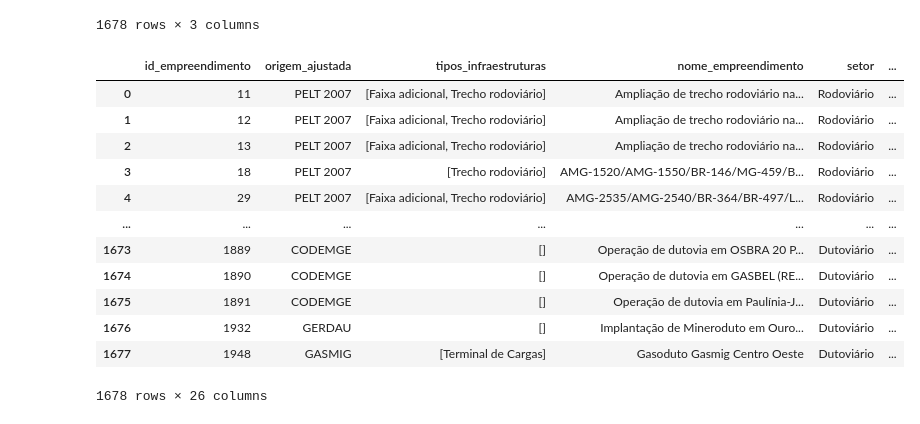
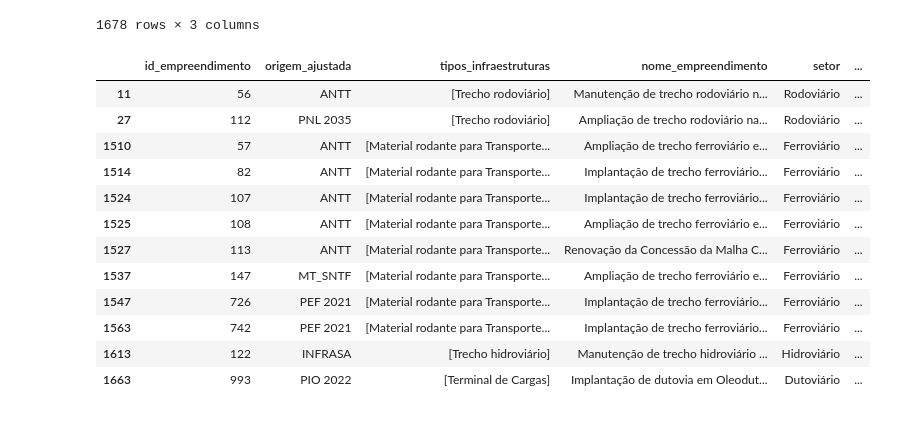
Before and after one commit to paulinhoy/workshop_pelt, a Jupyter notebook: exploration.ipynb, the cells around one changed output. Drawn from its saved outputs; the diff is of its cells as text; code cells hidden in the pictures.

```diff
--- a/exploration.ipynb
+++ b/exploration.ipynb
@@ -67,18 +67,18 @@ df_gestao_carteiras[['id_empreendimento', 'impacto_avaliado_1_pond_cenario', 're
 # %%
 df = pd.read_parquet("dados_consolidados.parquet")
 # %%
-df
+df[df['extensao_km'] > 999]
 # %% [output]
 |  | id_empreendimento | origem_ajustada | tipos_infraestruturas | nome_empreendimento | setor | ... |
-| 0 | 11 | PELT 2007 | [Faixa adicional, Trecho rodoviário] | Ampliação de trecho rodoviário na... | Rodoviário | ... |
-| 1 | 12 | PELT 2007 | [Faixa adicional, Trecho rodoviário] | Ampliação de trecho rodoviário na... | Rodoviário | ... |
-| 2 | 13 | PELT 2007 | [Faixa adicional, Trecho rodoviário] | Ampliação de trecho rodoviário na... | Rodoviário | ... |
-| 3 | 18 | PELT 2007 | [Trecho rodoviário] | AMG-1520/AMG-1550/BR-146/MG-459/B... | Rodoviário | ... |
-| 4 | 29 | PELT 2007 | [Faixa adicional, Trecho rodoviário] | AMG-2535/AMG-2540/BR-364/BR-497/L... | Rodoviário | ... |
-| ... | ... | ... | ... | ... | ... | ... |
-| 1673 | 1889 | CODEMGE | [] | Operação de dutovia em OSBRA 20 P... | Dutoviário | ... |
-| 1674 | 1890 | CODEMGE | [] | Operação de dutovia em GASBEL (RE... | Dutoviário | ... |
-| 1675 | 1891 | CODEMGE | [] | Operação de dutovia em Paulínia-J... | Dutoviário | ... |
-| 1676 | 1932 | GERDAU | [] | Implantação de Mineroduto em Ouro... | Dutoviário | ... |
-| 1677 | 1948 | GASMIG | [Terminal de Cargas] | Gasoduto Gasmig Centro Oeste | Dutoviário | ... |
+| 11 | 56 | ANTT | [Trecho rodoviário] | Manutenção de trecho rodoviário n... | Rodoviário | ... |
+| 27 | 112 | PNL 2035 | [Trecho rodoviário] | Ampliação de trecho rodoviário na... | Rodoviário | ... |
+| 1510 | 57 | ANTT | [Material rodante para Transporte... | Ampliação de trecho ferroviário e... | Ferroviário | ... |
+| 1514 | 82 | ANTT | [Material rodante para Transporte... | Implantação de trecho ferroviário... | Ferroviário | ... |
+| 1524 | 107 | ANTT | [Material rodante para Transporte... | Implantação de trecho ferroviário... | Ferroviário | ... |
+| 1525 | 108 | ANTT | [Material rodante para Transporte... | Ampliação de trecho ferroviário e... | Ferroviário | ... |
+| 1527 | 113 | ANTT | [Material rodante para Transporte... | Renovação da Concessão da Malha C... | Ferroviário | ... |
+| 1537 | 147 | MT_SNTF | [Material rodante para Transporte... | Ampliação de trecho ferroviário e... | Ferroviário | ... |
+| 1547 | 726 | PEF 2021 | [Material rodante para Transporte... | Implantação de trecho ferroviário... | Ferroviário | ... |
+| 1563 | 742 | PEF 2021 | [Material rodante para Transporte... | Implantação de trecho ferroviário... | Ferroviário | ... |
+| 1613 | 122 | INFRASA | [Trecho hidroviário] | Manutenção de trecho hidroviário ... | Hidroviário | ... |
+| 1663 | 993 | PIO 2022 | [Terminal de Cargas] | Implantação de dutovia em Oleodut... | Dutoviário | ... |
-1678 rows × 26 columns
```
Also changed, not shown: 1 other file.
